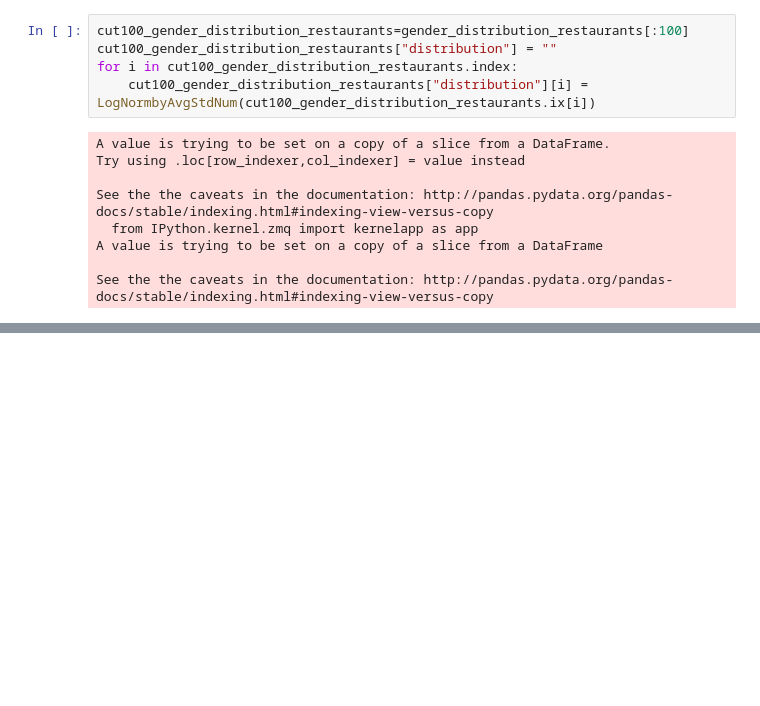
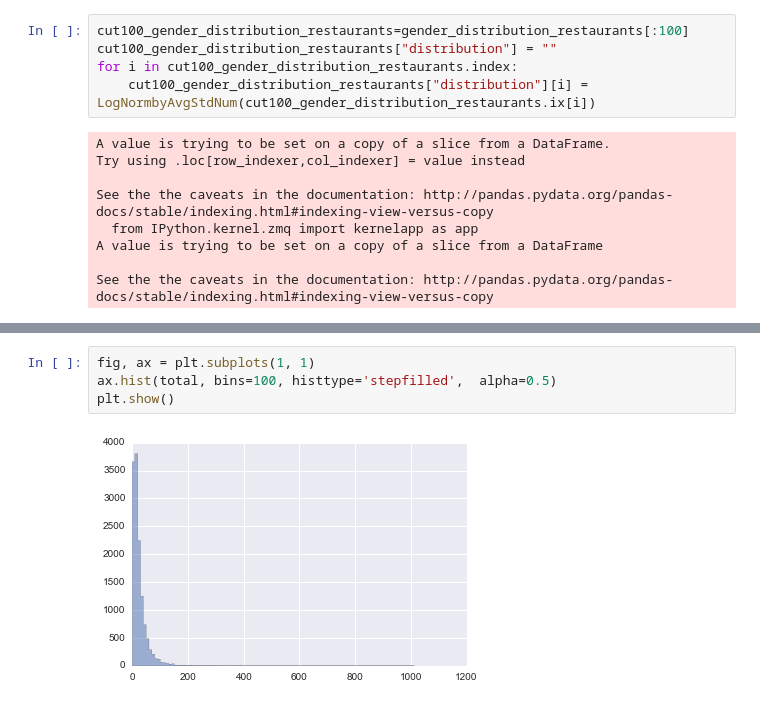
Before and after one commit to TeamUno/project, a Jupyter notebook: initial-exploration/LogNorm_final_Gender.ipynb, the cells around one changed output, grey strips where cells are left out. Cells and saved outputs as stored; diff of their text form; blank space fills up the shorter version.

```diff
--- a/initial-exploration/LogNorm_final_Gender.ipynb
+++ b/initial-exploration/LogNorm_final_Gender.ipynb
@@ -102,0 +167,6 @@ KeyError: 0
+# %%
+fig, ax = plt.subplots(1, 1)
+ax.hist(total, bins=100, histtype='stepfilled',  alpha=0.5)
+plt.show()
+# %% [output]
+[figure, added]
```
Also changed, not shown: parts of 9 cells of this notebook.
